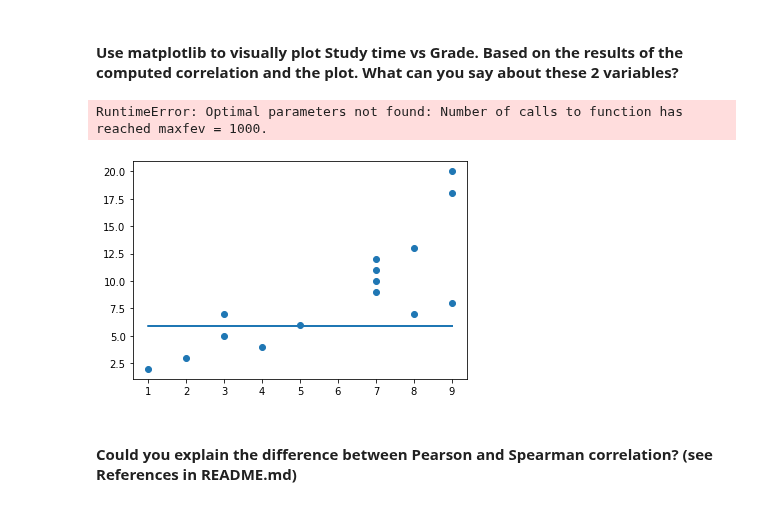
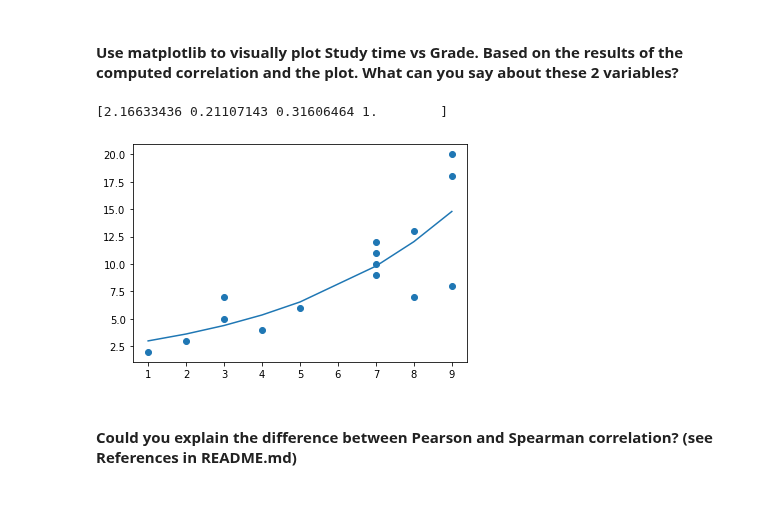
Before and after one commit to ta-data-lis/lab-pivot-table-and-correlation, a Jupyter notebook: your_code/main.ipynb, the cells around one changed output. Cells and saved outputs as stored; diff of their text form; code cells hidden in the pictures.

```diff
--- a/your_code/main.ipynb
+++ b/your_code/main.ipynb
@@ -406,10 +406,7 @@ def reciprocal(x,a,b):
     return np.reciprocal(a*x) + b
 
 def exponential(x,a,b,c,d):
-    return a*np.exp(b*(x**d)) + c
-
-def test(x,a,b):
-    return a*np.exp(b*x)
+    return a*np.exp(b*(x)) + c
 # %%
 y = time_grades['Study time']
 x = time_grades['Grade']
@@ -417,14 +414,14 @@ x = time_grades['Grade']
 popt, pcov= curve_fit(exponential, x,y)
 print(popt)
 # %% [output]
-RuntimeError: Optimal parameters not found: Number of calls to function has reached maxfev = 1000.
+[2.16633436 0.21107143 0.31606464 1.        ]
 # %%
 plt.scatter(time_grades['Grade'],time_grades['Study time'],)
 
-plt.plot(time_grades['Grade'], exponential(time_grades['Grade'],*popt))
+plt.plot(time_grades['Grade'].sort_values(), exponential(time_grades['Grade'].sort_values(),*popt))
 plt.show()
 # %% [output]
-[figure, old version]
+[figure, new version]
 # %% [markdown]
 #### Could you explain the difference between Pearson and Spearman correlation? (see References in README.md)
 # %%
```
